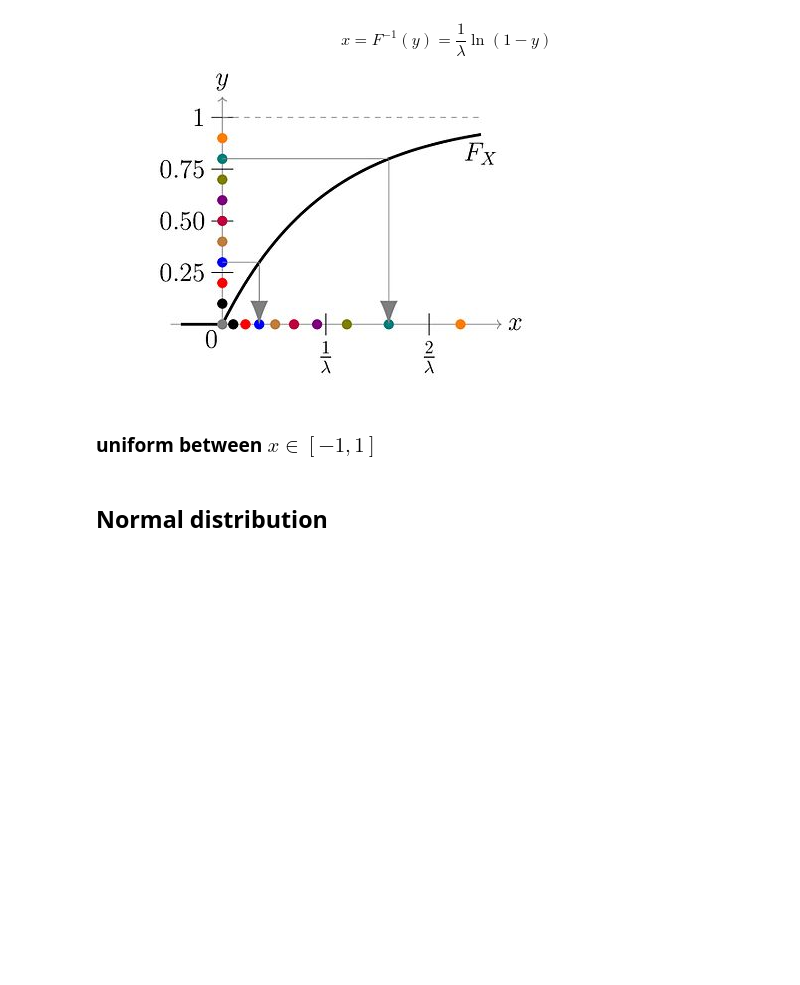
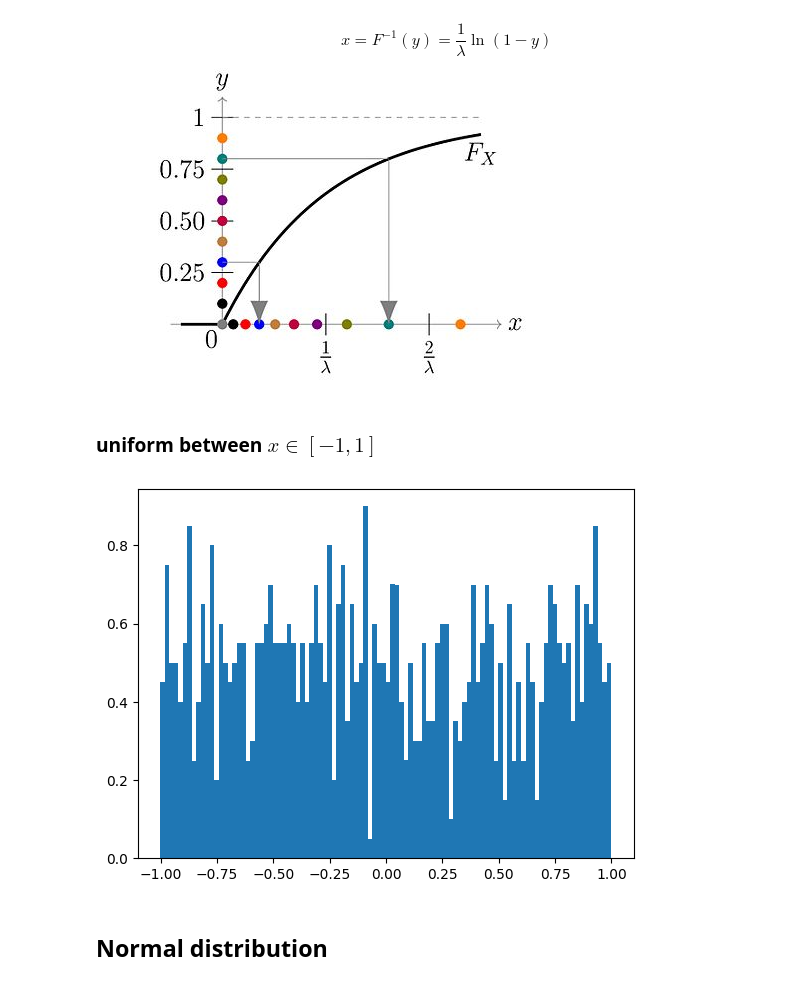
Before and after one commit to vernica-mehta/astr4004-8004-2025, a Jupyter notebook: notebooks/inference-part1.ipynb, the cells around one changed output. Cells and saved outputs as stored; diff of their text form; code cells hidden in the pictures; blank space fills up the shorter version.

```diff
--- a/notebooks/inference-part1.ipynb
+++ b/notebooks/inference-part1.ipynb
@@ -65,17 +68,31 @@ def sample_parameters(pdf, x_min, x_max, num_samples):
 
     x_samples = np.zeros(num_samples)
 
-    ...
+    xs = np.linspace(x_min, x_max, 1000)
+    pdfs = np.zeros(1000)
+    for i in range(1000):
+        pdfs[i] = pdf(xs[i])
+    cdf = np.cumsum(pdfs)
+    cdf /= cdf[-1]
+
+    inverse_cdf = interp1d(cdf, xs, bounds_error=False, fill_value=(x_min, x_max))
+    random_values = np.random.uniform(0, 1, num_samples)
+    x_samples = inverse_cdf(random_values)
 
     return x_samples
 # %% [markdown]
 ### uniform between $x\in[-1,1]$
 # %%
 def pdf(x):
-    ...
+    if x<-1 or x>1:
+        return 0
+    else:
+        return 0.5
 
-x_samples = sample_parameters(pdf, -2, 2, 1000000)
+x_samples = sample_parameters(pdf, -2, 2, 1000)
 plt.hist(x_samples, density=True, bins=100);
+# %% [output]
+[figure, added]
 # %% [markdown]
 ## Normal distribution
 # %%
```
Also changed, not shown: parts of 5 cells of this notebook, 4 other files.
